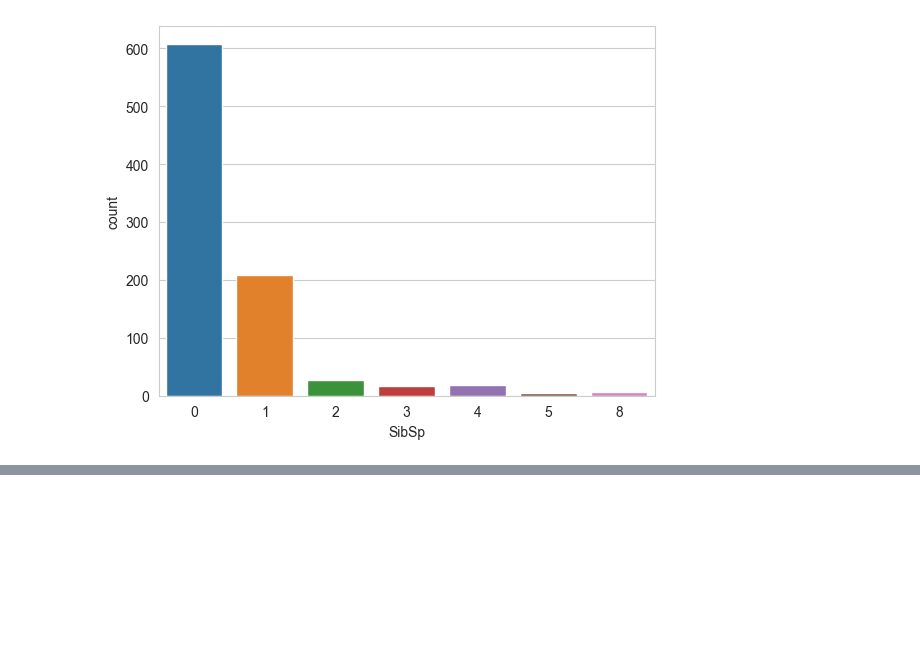
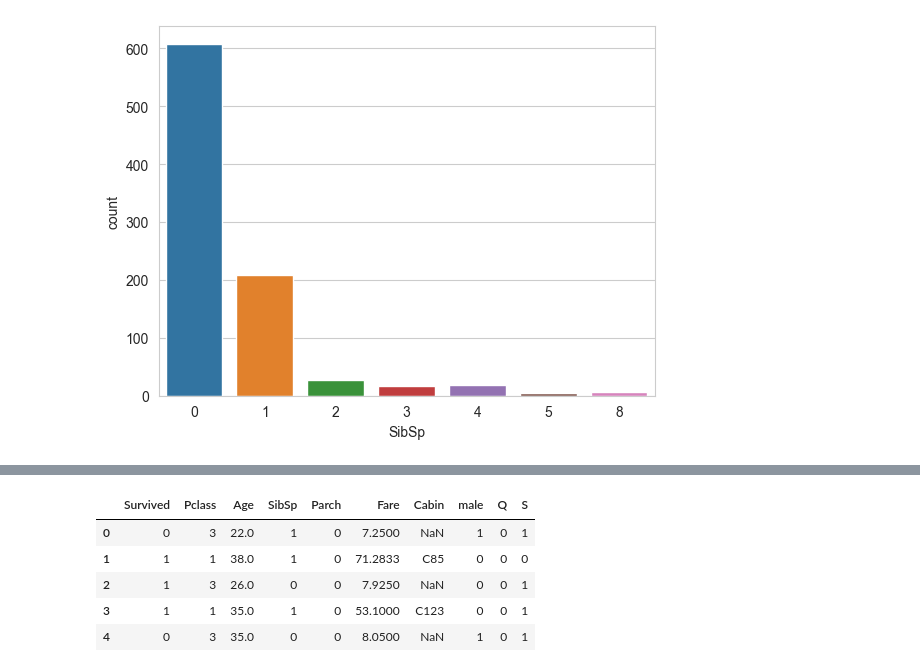
Before and after one commit to Ryan-nd/Data-Science-Capstone-Project-Machine-Learning---Titanic-, a Jupyter notebook: Titanic(ML).ipynb, the cells around one changed output, grey strips where cells are left out. Cells and saved outputs as stored; diff of their text form; code cells hidden in the pictures; blank space fills up the shorter version.

```diff
--- a/Titanic(ML).ipynb
+++ b/Titanic(ML).ipynb
@@ -102,0 +157,4 @@ train['Fare'].iplot(kind = 'hist', bins = 30)
+# %%
+sex = pd.get_dummies(train['Sex'],drop_first = True) #drop first is to ensure we don't get the algorithm wrong
+# %%
+embark = pd.get_dummies(train['Embarked'],drop_first=True)
@@ -102,0 +170,4 @@ train['Fare'].iplot(kind = 'hist', bins = 30)
+# %%
+#after creating dummies for our categorical variables, we have to concat
+train = pd.concat([train,sex,embark],axis = 1)
+train.head()
@@ -102,0 +192,12 @@ train['Fare'].iplot(kind = 'hist', bins = 30)
+# %%
+#the passengerID does not really help as it is just the index in our ML
+#NOW WE are jsut left with our useful features and label
+train.drop(["PassengerId","Sex","Name","Embarked","Ticket"],axis = 1,inplace = True)
+train.head()
+# %% [output]
+|  | Survived | Pclass | Age | SibSp | Parch | Fare | Cabin | male | Q | S |
+| 0 | 0 | 3 | 22.0 | 1 | 0 | 7.2500 | NaN | 1 | 0 | 1 |
+| 1 | 1 | 1 | 38.0 | 1 | 0 | 71.2833 | C85 | 0 | 0 | 0 |
+| 2 | 1 | 3 | 26.0 | 0 | 0 | 7.9250 | NaN | 0 | 0 | 1 |
+| 3 | 1 | 1 | 35.0 | 1 | 0 | 53.1000 | C123 | 0 | 0 | 1 |
+| 4 | 0 | 3 | 35.0 | 0 | 0 | 8.0500 | NaN | 1 | 0 | 1 |
```
Also changed, not shown: parts of 23 cells of this notebook.
